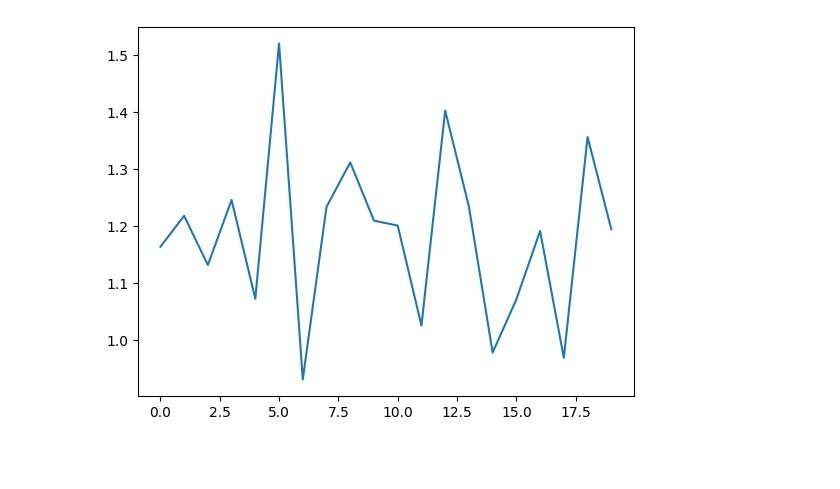
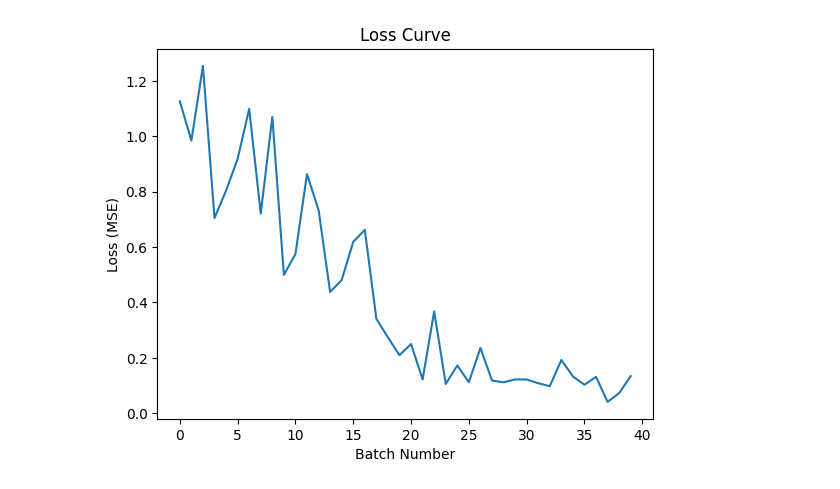
Before and after one commit to evallen/title2playlist, a Jupyter notebook: scripts/model_scripts/title_regression.ipynb, the cells around one changed output. Cells and saved outputs as stored; diff of their text form; code cells hidden in the pictures; blank space fills up the shorter version.

```diff
--- a/scripts/model_scripts/title_regression.ipynb
+++ b/scripts/model_scripts/title_regression.ipynb
@@ -86,22 +142,14 @@ class TitleDataset(Dataset):
 # %%
-# --------------- TOKENIZATION AND DATASET ----------------
-tokenizer = BertTokenizer.from_pretrained('bert-base-cased')
-
-sql_conn = sqlite3.Connection("../../data/title_dataset-PREVIEW.db")
-
-# All data
-data = pd.read_sql(
-    "SELECT * FROM titles",
-    sql_conn
-)
+# --------------- TOKENIZATION -------------
 
 standard_scaler = StandardScaler()
 
-
 # Data from dataset
-train_titles = data.iloc[:100, 0].to_numpy()
-standard_scaler.fit(data.iloc[:100, 1:].to_numpy())
-train_labels = standard_scaler.transform(data.iloc[:100, 1:].to_numpy())
+n = 100
+train_titles = data.iloc[:n, 0].to_numpy()
+features = np.reshape(data.iloc[:n, 1].to_numpy(), (n, -1))
+standard_scaler.fit(features)
+train_labels = standard_scaler.transform(features).squeeze()
 # train_data.head(20)
 
 # print(max(train_titles, key=lambda x: len(x.split())))
@@ -143,13 +191,15 @@ optimizer = optim.SGD(model.parameters(), lr=5e-5)
 
 loss_log = []
 epochs = 10
+model.train()
+# model.zero_grad()
+
 for epoch in range(epochs):
-    print(f"epoch {epoch} --------")
-    model.train()
+    print(f"-------- EPOCH {epoch} --------")
     for step, batch in enumerate(train_dataloader):
-        print(f"batch {step}")
+        print(f"BATCH {step}")
         inputs, masks, labels = tuple(row.to(device) for row in batch.values())
-        model.zero_grad()
+        optimizer.zero_grad()
         outputs = model(inputs, masks)
         loss = loss_fn(outputs.squeeze(), labels.squeeze())
         print(f"Loss = {loss.item()}")
@@ -164,7 +228,10 @@ KeyboardInterrupt:
 # %%
 # ------------ PLOTS ---------------
 
 plt.plot(range(len(loss_log)), loss_log)
+plt.title("Loss Curve")
+plt.xlabel("Batch Number")
+plt.ylabel("Loss (MSE)")
 plt.show()
 # %% [output]
-[figure, old version]
+[figure, new version]
```
Also changed, not shown: parts of 6 cells of this notebook.
